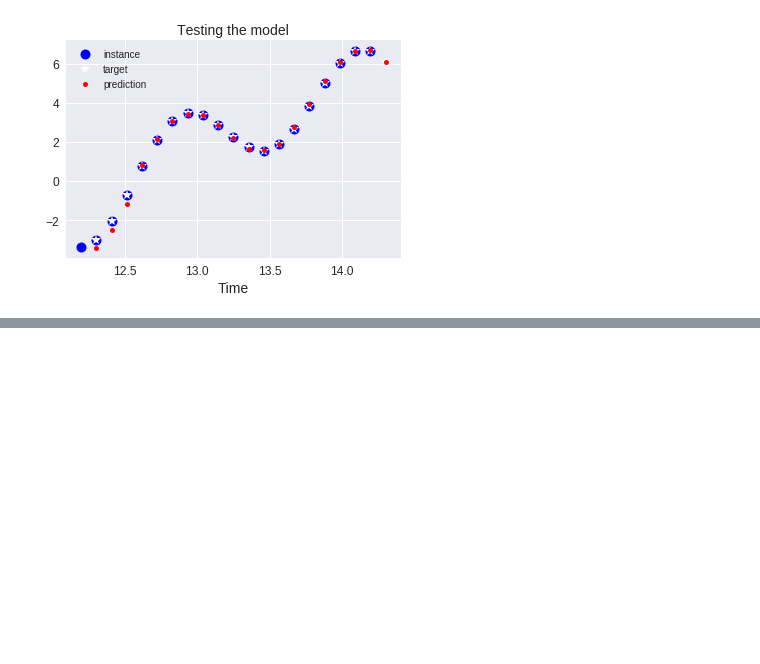
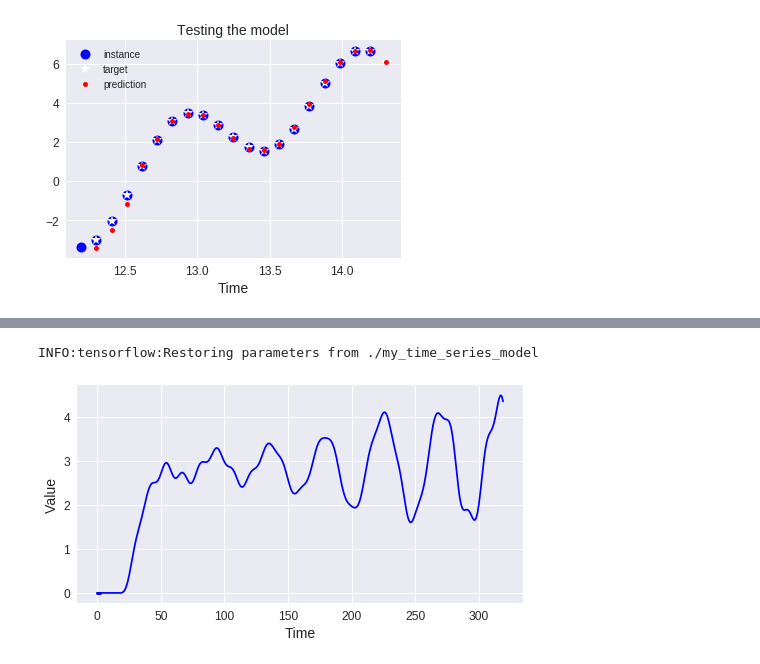
Before and after one commit to ROARMarketingConcepts/Recurrent-Neural-Network-Examples, a Jupyter notebook: RNN_Training_on_Time_Series_Data_Example.ipynb, the cells around one changed output, grey strips where cells are left out. Saved outputs shown, nothing was run; the diff lists cells and outputs as text; code cells hidden in the pictures; blank space fills up the shorter version.

```diff
--- a/RNN_Training_on_Time_Series_Data_Example.ipynb
+++ b/RNN_Training_on_Time_Series_Data_Example.ipynb
@@ -337,0 +340,20 @@ plt.show()
+# %%
+with tf.Session() as sess:
+    saver.restore(sess, "./my_time_series_model")
+
+    sequence = [0.] * n_steps
+    for iteration in range(300):
+        X_batch = np.array(sequence[-n_steps:]).reshape(1, n_steps, 1)
+        y_pred = sess.run(outputs, feed_dict={X: X_batch})
+        sequence.append(y_pred[0, -1, 0])
+# %% [output]
+INFO:tensorflow:Restoring parameters from ./my_time_series_model
+# %%
+plt.figure(figsize=(8,4))
+plt.plot(np.arange(len(sequence)), sequence, "b-")
+plt.plot(t[:n_steps], sequence[:n_steps], "b-", linewidth=3)
+plt.xlabel("Time")
+plt.ylabel("Value")
+plt.show()
+# %% [output]
+[figure, added]
```
Also changed, not shown: parts of 2 cells of this notebook.
